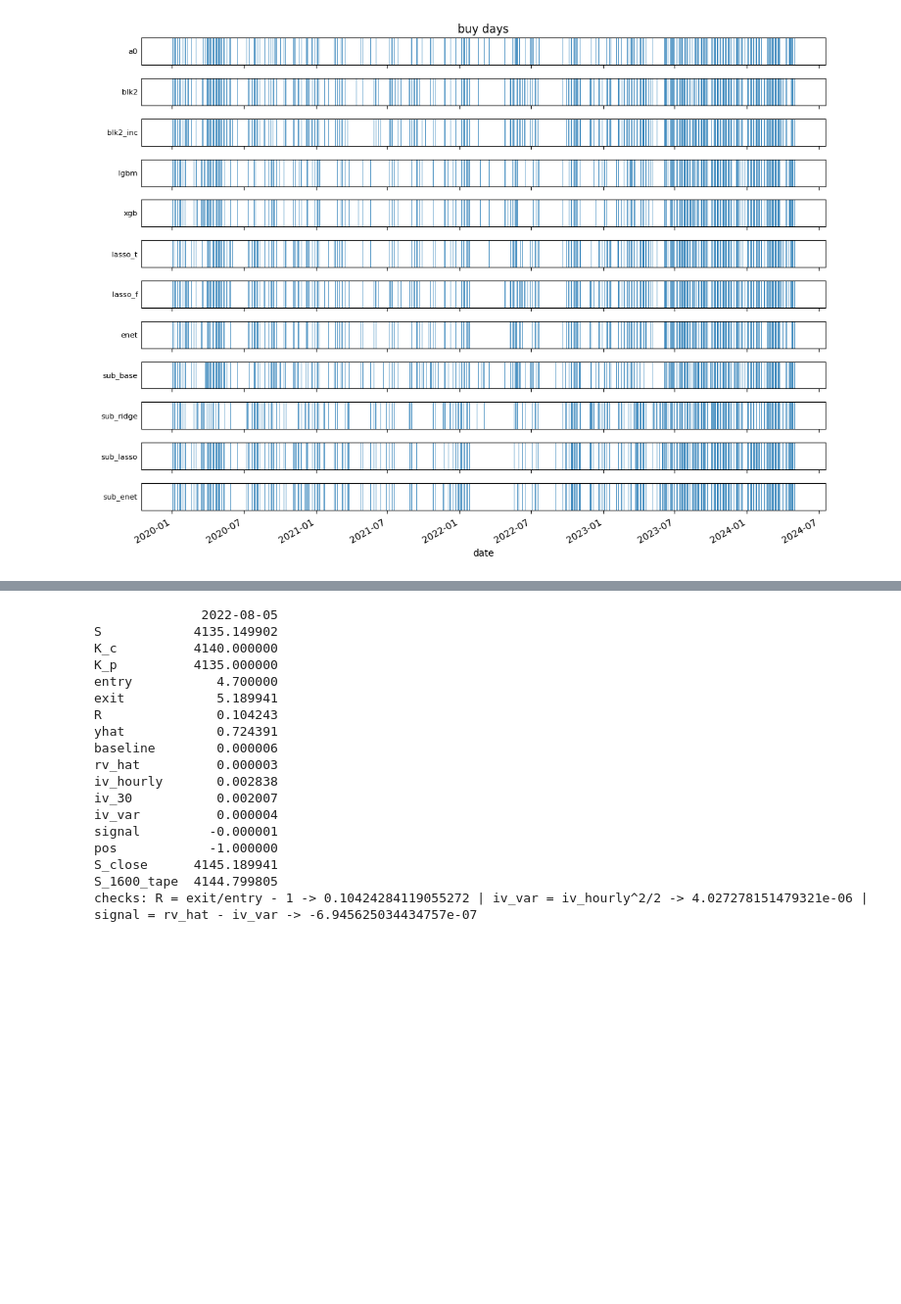
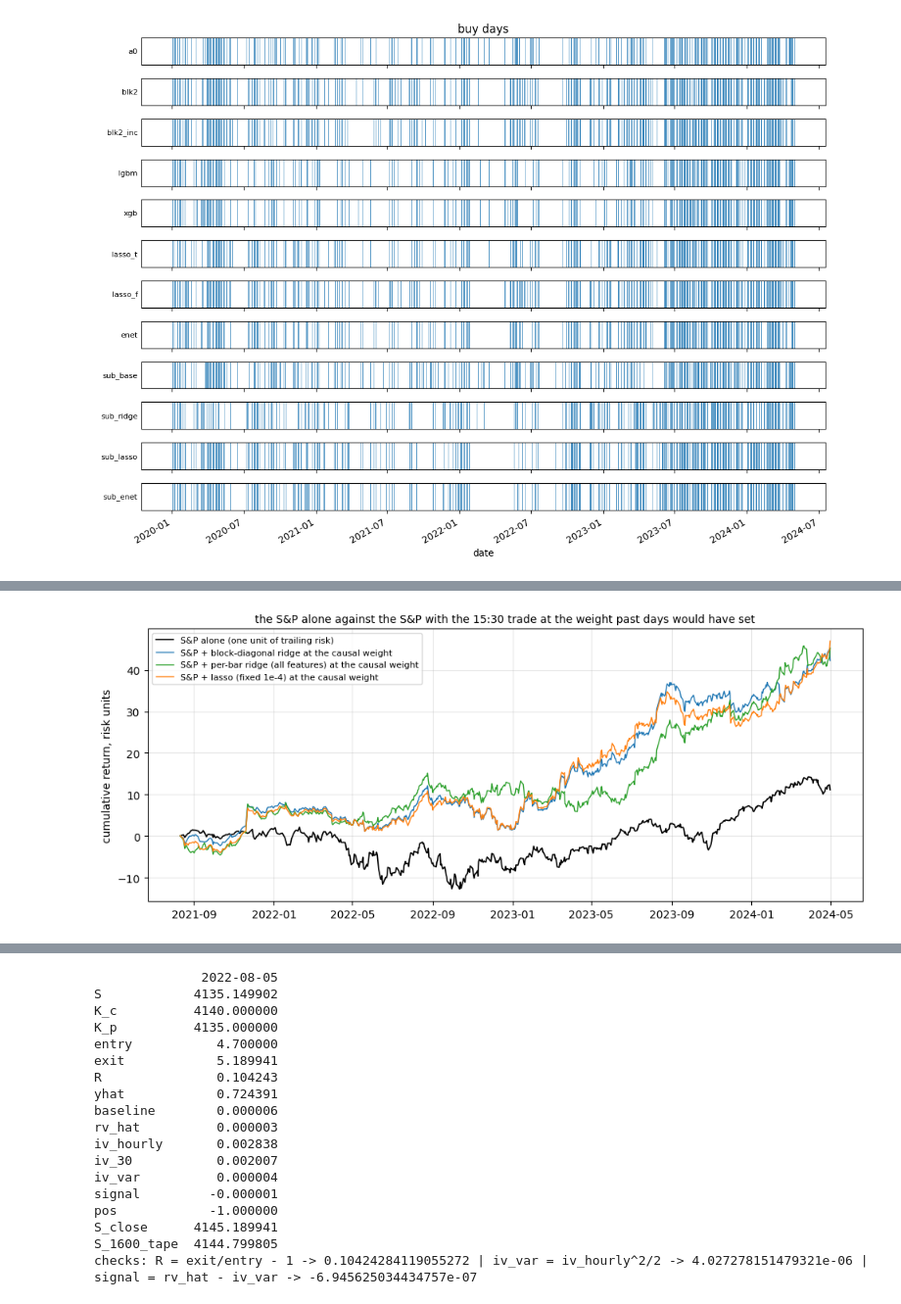
Before and after one commit to jamesdchen/harxhar-clean, a Jupyter notebook: notebooks/atm_straddle_rv_iv.ipynb, the cells around one changed output, grey strips where cells are left out. Shown at 98% size. Saved outputs shown, nothing was run; the diff lists cells and outputs as text; code cells hidden in the pictures; blank space fills up the shorter version.

```diff
--- a/notebooks/atm_straddle_rv_iv.ipynb
+++ b/notebooks/atm_straddle_rv_iv.ipynb
@@ -2120,0 +2236,63 @@ saved C:\Users\james\CC Allowed\harxhar-0dte-professor\results\atm_straddle_0dte
+# %%
+# --- the weight from past days only: expanding tangency on risk-scaled streams
+PW_WARMUP = 252
+
+
+def _causal_combo(u, m):
+    t = pd.Series(u, index=pd.DatetimeIndex(common))
+    s_ = pd.Series(m, index=pd.DatetimeIndex(common))
+    sd_t = t.expanding(min_periods=PW_WARMUP).std().shift(1)
+    sd_m = s_.expanding(min_periods=PW_WARMUP).std().shift(1)
+    zt, zm = t / sd_t, s_ / sd_m  # one unit of trailing risk each
+    # tangency on the standardized streams from strictly prior days: weights
+    # proportional to R^-1 SR, long-only (a negative trailing Sharpe gets no risk)
+    sr_t = (t.expanding(min_periods=PW_WARMUP).mean() / sd_t).shift(1).clip(lower=0.0)
+    sr_m = (s_.expanding(min_periods=PW_WARMUP).mean() / sd_m).shift(1).clip(lower=0.0)
+    rho = t.expanding(min_periods=PW_WARMUP).corr(s_).shift(1)
+    wt = ((sr_t - rho * sr_m) / (1.0 - rho ** 2)).clip(lower=0.0)
+    wm = ((sr_m - rho * sr_t) / (1.0 - rho ** 2)).clip(lower=0.0)
+    share = (wt / (wt + wm)).where((wt + wm) > 0.0, 0.0)
+    combo = (1.0 - share) * zm + share * zt
+    ok = combo.notna() & zm.notna()
+    return combo[ok], zm[ok], share[ok]
+
+
+pwc_rows, _combo_paths = [], {}
+for tag in MODEL_ORDER:
+    pxc = books[tag].loc[common]
+    u = (pxc["pos"].astype(float) * pxc["R"].astype(float)).to_numpy()
+    combo, alone, share = _causal_combo(u, _m)
+    n_c = len(combo)
+    idx_c = asl.circular_block_bootstrap_idx(np.random.default_rng([PAIR_SEED, n_c]), n_c, PAIR_BLOCK, PAIR_B)
+    dc, da = combo.to_numpy()[idx_c], alone.to_numpy()[idx_c]
+    d_sr = (dc.mean(axis=1) / dc.std(axis=1, ddof=1) - da.mean(axis=1) / da.std(axis=1, ddof=1)) * np.sqrt(asl.PERIODS_PER_YEAR)
+    pwc_rows.append({"forecast": LABEL[tag], "scored days": n_c, "first day": str(combo.index[0].date()),
+                     "mean risk share of trade": float(share.mean()), "last risk share": float(share.iloc[-1]),
+                     "Sharpe S&P alone": _sharpe_ann(alone), "Sharpe combination": _sharpe_ann(combo),
+                     "dSharpe": _sharpe_ann(combo) - _sharpe_ann(alone),
+                     "ci_lo": float(np.percentile(d_sr, 2.5)), "ci_hi": float(np.percentile(d_sr, 97.5))})
+    _combo_paths[tag] = (combo, alone)
+pwc_tab = pd.DataFrame(pwc_rows).set_index("forecast")
+pwc_tab.to_csv(OUT / "portfolio_weights_causal.csv")
+print(f"the weight from past days only (expanding tangency, {PW_WARMUP}-session warm-up, risk-scaled, long-only), midpoint fills;")
+print(f"Sharpe of the combination against the S&P alone on the same scored days, paired block bootstrap (blocks {PAIR_BLOCK}, {PAIR_B} draws)")
+print(pwc_tab.round(3).to_string())
+print("saved", OUT / "portfolio_weights_causal.csv")
+
+fig, ax = plt.subplots(figsize=(10, 4.2))
+_c0, _a0 = _combo_paths["blk2"]
+ax.plot(_a0.index, _a0.cumsum(), color="k", lw=1.2, label="S&P alone (one unit of trailing risk)")
+for tag, c in (("blk2", "C0"), ("sub_ridge", "C2"), ("lasso_f", "C1")):
+    if tag in _combo_paths:
+        _c, _ = _combo_paths[tag]
+        ax.plot(_c.index, _c.cumsum(), color=c, lw=1.0, label=f"S&P + {LABEL[tag]} at the causal weight")
+ax.set_ylabel("cumulative return, risk units")
+ax.set_title("the S&P alone against the S&P with the 15:30 trade at the weight past days would have set", fontsize=10)
+ax.legend(fontsize=8)
+ax.grid(alpha=0.3)
+fig.tight_layout()
+fig.savefig(OUT / "portfolio_weights_causal.png", dpi=120, bbox_inches="tight")
+print("saved", OUT / "portfolio_weights_causal.png")
+display(fig)
+plt.close(fig)
+# %% [output]
@@ -2121 +2317,2 @@ saved C:\Users\james\CC Allowed\harxhar-0dte-professor\results\atm_straddle_0dte
+[figure, added]
 # %% [markdown]
```
Also changed, not shown: parts of 6 cells of this notebook, 12 other files.
